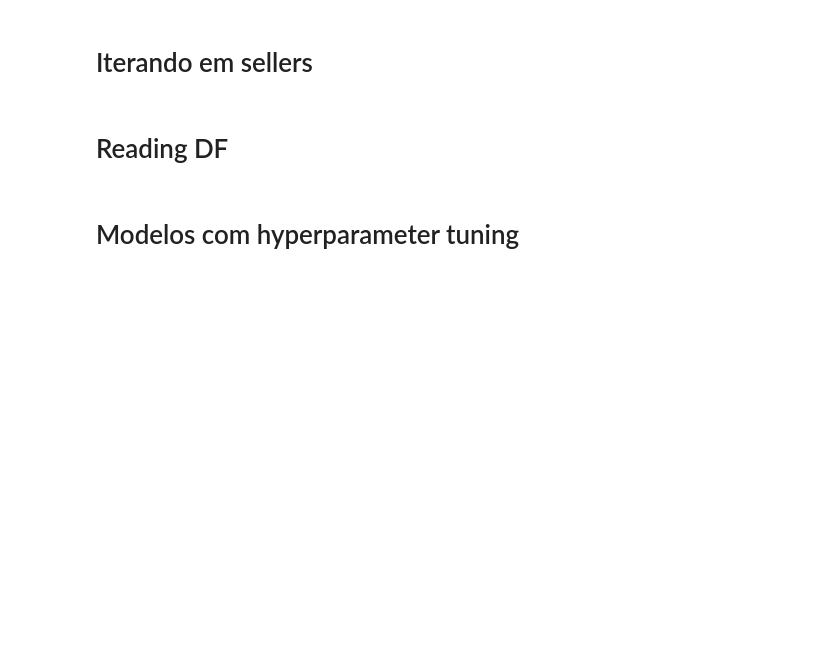
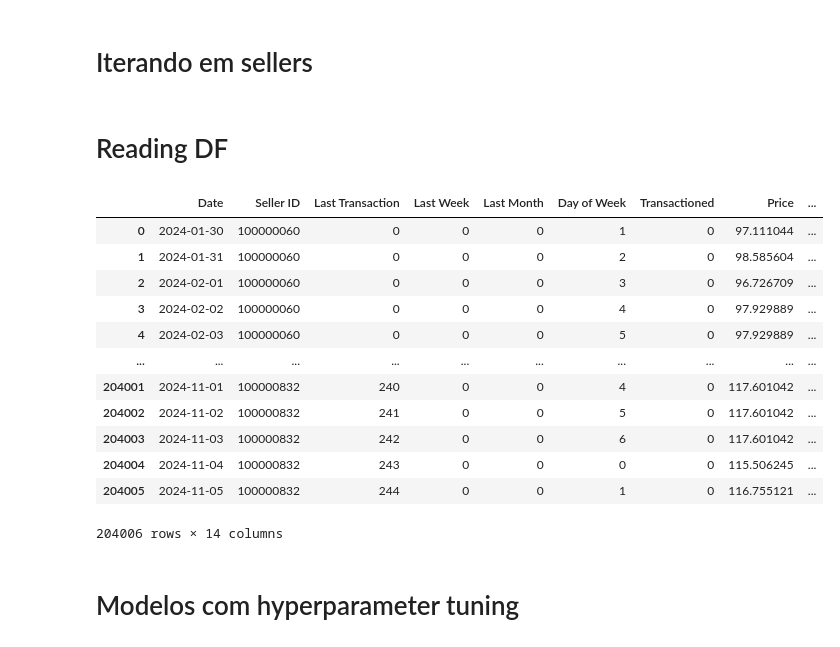
Before and after one commit to Miguelmdcc/Desafio_IA, a Jupyter notebook: Code/main.ipynb, the cells around one changed output. Drawn from its saved outputs; the diff is of its cells as text; code cells hidden in the pictures; blank space fills up the shorter version.

```diff
--- a/Code/main.ipynb
+++ b/Code/main.ipynb
@@ -102,6 +102,24 @@ warnings.simplefilter(action="ignore", category=FutureWarning)
 # %%
 path = 'C:/workspace/Desafio Grão Direto IA/Data/model_df.xlsx'
 model_df = pd.read_excel(path)
+model_df = model_df.drop(columns=[ 'price_percentage_change', 'smap', 'emap', 'cmap',
+                          'cbot_percentage_change', 'smacb', 'emacb', 'cmacb',
+                         'smad', 'emad', 'cmad'])
+model_df
+# %% [output]
+|  | Date | Seller ID | Last Transaction | Last Week | Last Month | Day of Week | Transactioned | Price | ... |
+| 0 | 2024-01-30 | 100000060 | 0 | 0 | 0 | 1 | 0 | 97.111044 | ... |
+| 1 | 2024-01-31 | 100000060 | 0 | 0 | 0 | 2 | 0 | 98.585604 | ... |
+| 2 | 2024-02-01 | 100000060 | 0 | 0 | 0 | 3 | 0 | 96.726709 | ... |
+| 3 | 2024-02-02 | 100000060 | 0 | 0 | 0 | 4 | 0 | 97.929889 | ... |
+| 4 | 2024-02-03 | 100000060 | 0 | 0 | 0 | 5 | 0 | 97.929889 | ... |
+| ... | ... | ... | ... | ... | ... | ... | ... | ... | ... |
+| 204001 | 2024-11-01 | 100000832 | 240 | 0 | 0 | 4 | 0 | 117.601042 | ... |
+| 204002 | 2024-11-02 | 100000832 | 241 | 0 | 0 | 5 | 0 | 117.601042 | ... |
+| 204003 | 2024-11-03 | 100000832 | 242 | 0 | 0 | 6 | 0 | 117.601042 | ... |
+| 204004 | 2024-11-04 | 100000832 | 243 | 0 | 0 | 0 | 0 | 115.506245 | ... |
+| 204005 | 2024-11-05 | 100000832 | 244 | 0 | 0 | 1 | 0 | 116.755121 | ... |
+204006 rows × 14 columns
 # %% [markdown]
 # Modelos com hyperparameter tuning
 # %% [markdown]
```
Also changed, not shown: parts of 4 cells of this notebook.
